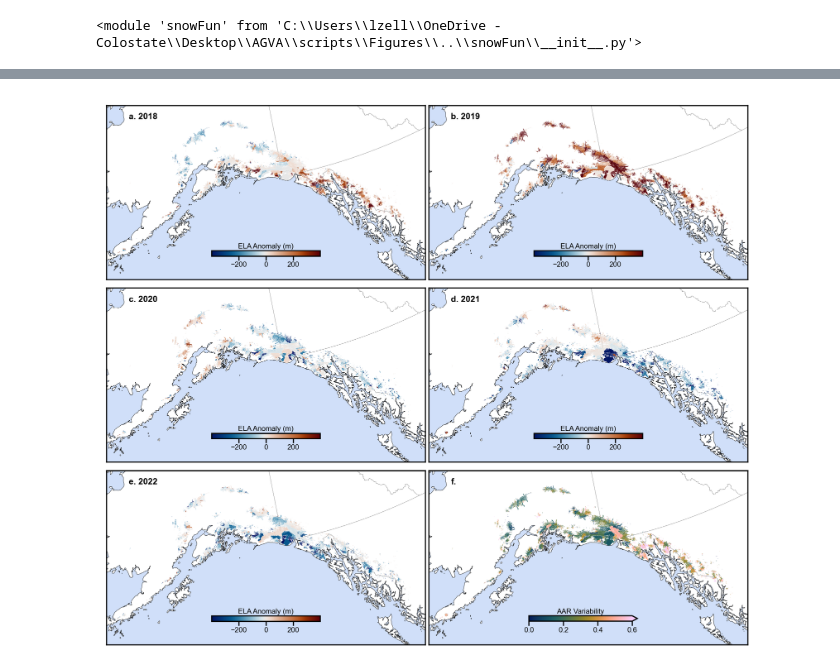
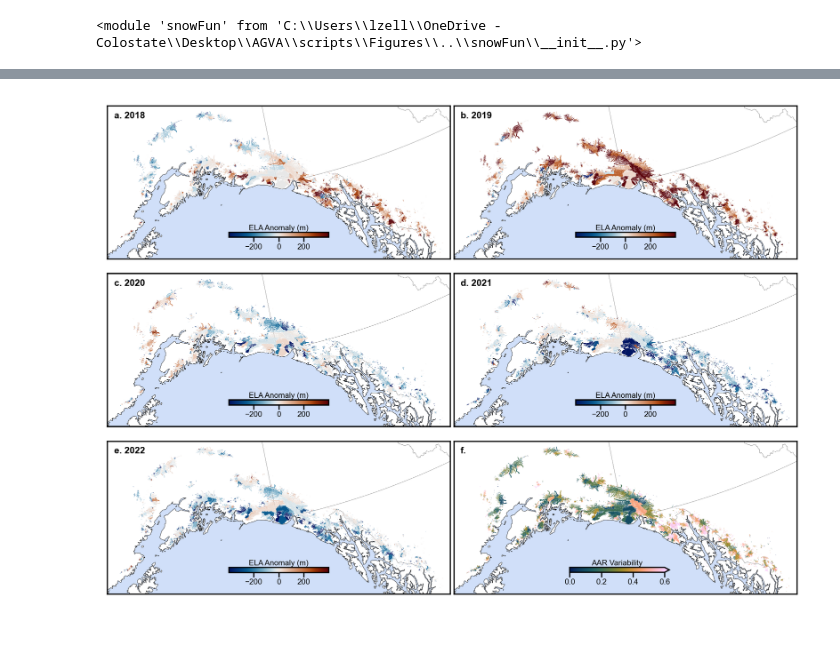
Before and after one commit to lucas-zeller/Glacier-Snow-Lines, a Jupyter notebook: Figures/annual_elas.ipynb, the cells around one changed output, grey strips where cells are left out. Cells and saved outputs as stored; diff of their text form; code cells hidden in the pictures; blank space fills up the shorter version.

```diff
--- a/Figures/annual_elas.ipynb
+++ b/Figures/annual_elas.ipynb
@@ -201,5 +220,5 @@ out_path = os.path.join(folder_AGVA, 'Figures', 'annual elas', 'annual_elas.png'
 # %%
-fig,axs = snowFun.create_annual_base_maps_rotate(hillshade=0)
+fig,axs = snowFun.create_annual_base_maps_rotate(width=6.5, height=5, hillshade=0, closeup=True)
 
 ax18,ax19,ax20,ax21,ax22,axav = [a for ax in axs for a in ax] # flatten out everything
 all_axs = [ax18,ax19,ax20,ax21,ax22,axav]
@@ -227,36 +246,36 @@ p22 = all_data_gdf.plot(ax=ax22, column='ela_anom_2022', zorder=10, cmap=cmap, v
 pav = all_data_gdf.plot(ax=axav, column='aar_range_mag', zorder=10, cmap=cm.batlow, vmin=0, vmax=0.6, legend=True,
                           legend_kwds={"location":'bottom', "fraction":cmap_fraction, 'pad':cmap_pad, 'extend':'max'})
 
 # format colorbar in first 5 axes
 for ax in fig.axes[-6:]:
     ax.tick_params(labelsize=5, length=3, pad=1)
     ax.set_xlabel('ELA Anomaly (m)', size=5, labelpad=1.5)
     ax.xaxis.set_label_position('top')
 
 # format colorbar in 6th 'extra' axis
 for ax in fig.axes[-1:]:
     ax.tick_params(labelsize=5, length=3, pad=1)
     ax.set_xlabel('AAR Variability', size=5, labelpad=1.5)
     ax.xaxis.set_label_position('top')
 
 # format labels on each plot
 labels = ['a. 2018','b. 2019','c. 2020','d. 2021','e. 2022','f.']
 for i in [0,1,2,3,4,5]:
     ax = all_axs[i]
     ax.set_title("")
-    ax.text(0.07, 0.92, labels[i],
+    ax.text(0.02, 0.92, labels[i],
             fontsize=6, weight='bold',
             transform = ax.transAxes)
 
 # final touches
 plt.tight_layout()
 plt.subplots_adjust(hspace=0.01, wspace=0.01)
 
 # save
-out_path = os.path.join(folder_AGVA, 'Figures', 'annual elas', 'annual_elas_rotate.png')
+out_path = os.path.join(folder_AGVA, 'Figures', 'annual elas', 'annual_elas_rotate_close.png')
 plt.savefig(out_path, dpi=400, bbox_inches='tight', pad_inches=0.015)
 # %% [output]
-[figure, old version]
+[figure, new version]
 # %%
 ### o3_df analysis
 
```
Also changed, not shown: parts of 5 cells of this notebook, 22 other files.
